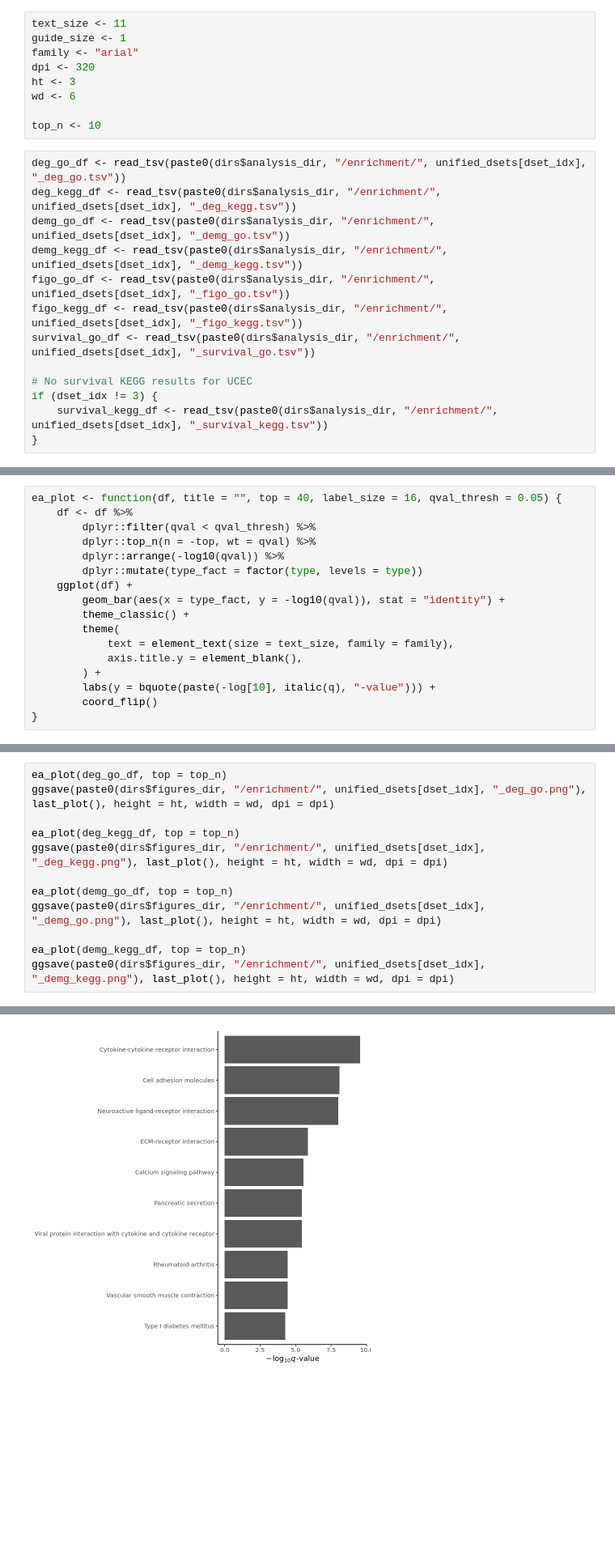
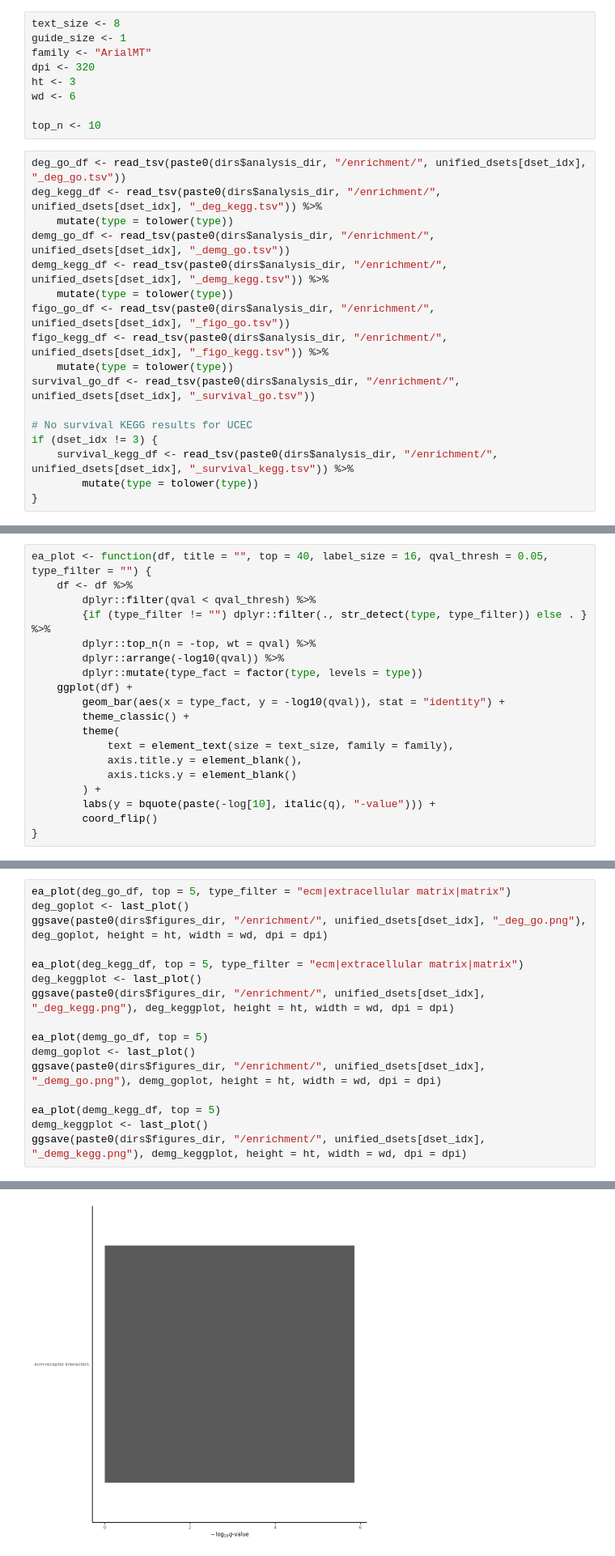
Before and after one commit to fogg-lab/characterizing-ecm-transcriptome-of-endometriosis, a Jupyter notebook: figures/ea_results_vis.ipynb, the cells around one changed output, grey strips where cells are left out. Shown at 81% size. Cells and saved outputs as stored; diff of their text form; blank space fills up the shorter version.

Commit message:
Figure 1 rough draft.

```diff
--- a/figures/ea_results_vis.ipynb
+++ b/figures/ea_results_vis.ipynb
@@ -21,9 +21,9 @@ unified_dsets <- c("unified_cervical_data", "unified_uterine_data", "unified_ute
 # %%
 dset_idx <- 3
 # %%
-text_size <- 11
+text_size <- 8
 guide_size <- 1
-family <- "arial"
+family <- "ArialMT"
 dpi <- 320
 ht <- 3
 wd <- 6
@@ -31,15 +31,19 @@ wd <- 6
 top_n <- 10
 # %%
 deg_go_df <- read_tsv(paste0(dirs$analysis_dir, "/enrichment/", unified_dsets[dset_idx], "_deg_go.tsv"))
-deg_kegg_df <- read_tsv(paste0(dirs$analysis_dir, "/enrichment/", unified_dsets[dset_idx], "_deg_kegg.tsv"))
+deg_kegg_df <- read_tsv(paste0(dirs$analysis_dir, "/enrichment/", unified_dsets[dset_idx], "_deg_kegg.tsv")) %>%
+    mutate(type = tolower(type))
 demg_go_df <- read_tsv(paste0(dirs$analysis_dir, "/enrichment/", unified_dsets[dset_idx], "_demg_go.tsv"))
-demg_kegg_df <- read_tsv(paste0(dirs$analysis_dir, "/enrichment/", unified_dsets[dset_idx], "_demg_kegg.tsv"))
+demg_kegg_df <- read_tsv(paste0(dirs$analysis_dir, "/enrichment/", unified_dsets[dset_idx], "_demg_kegg.tsv")) %>%
+    mutate(type = tolower(type))
 figo_go_df <- read_tsv(paste0(dirs$analysis_dir, "/enrichment/", unified_dsets[dset_idx], "_figo_go.tsv"))
-figo_kegg_df <- read_tsv(paste0(dirs$analysis_dir, "/enrichment/", unified_dsets[dset_idx], "_figo_kegg.tsv"))
+figo_kegg_df <- read_tsv(paste0(dirs$analysis_dir, "/enrichment/", unified_dsets[dset_idx], "_figo_kegg.tsv")) %>%
+    mutate(type = tolower(type))
 survival_go_df <- read_tsv(paste0(dirs$analysis_dir, "/enrichment/", unified_dsets[dset_idx], "_survival_go.tsv"))
 
 # No survival KEGG results for UCEC
 if (dset_idx != 3) {
-    survival_kegg_df <- read_tsv(paste0(dirs$analysis_dir, "/enrichment/", unified_dsets[dset_idx], "_survival_kegg.tsv"))
+    survival_kegg_df <- read_tsv(paste0(dirs$analysis_dir, "/enrichment/", unified_dsets[dset_idx], "_survival_kegg.tsv")) %>%
+        mutate(type = tolower(type))
 }
 # %% [output]
@@ -61,9 +65,10 @@ cols(
   ont = col_character()
 )
 # %%
-ea_plot <- function(df, title = "", top = 40, label_size = 16, qval_thresh = 0.05) {
+ea_plot <- function(df, title = "", top = 40, label_size = 16, qval_thresh = 0.05, type_filter = "") {
     df <- df %>%
         dplyr::filter(qval < qval_thresh) %>%
+        {if (type_filter != "") dplyr::filter(., str_detect(type, type_filter)) else . } %>%
         dplyr::top_n(n = -top, wt = qval) %>%
         dplyr::arrange(-log10(qval)) %>%
         dplyr::mutate(type_fact = factor(type, levels = type))
@@ -73,6 +78,7 @@ ea_plot <- function(df, title = "", top = 40, label_size = 16, qval_thresh = 0.0
         theme(
             text = element_text(size = text_size, family = family),
             axis.title.y = element_blank(),
+            axis.ticks.y = element_blank()
         ) +
         labs(y = bquote(paste(-log[10], italic(q), "-value"))) +
         coord_flip()
@@ -80,15 +86,19 @@ ea_plot <- function(df, title = "", top = 40, label_size = 16, qval_thresh = 0.0
 # %% [markdown]
 # DEG enrichment
 # %%
-ea_plot(deg_go_df, top = top_n)
-ggsave(paste0(dirs$figures_dir, "/enrichment/", unified_dsets[dset_idx], "_deg_go.png"), last_plot(), height = ht, width = wd, dpi = dpi)
+ea_plot(deg_go_df, top = 5, type_filter = "ecm|extracellular matrix|matrix")
+deg_goplot <- last_plot()
+ggsave(paste0(dirs$figures_dir, "/enrichment/", unified_dsets[dset_idx], "_deg_go.png"), deg_goplot, height = ht, width = wd, dpi = dpi)
 
-ea_plot(deg_kegg_df, top = top_n)
-ggsave(paste0(dirs$figures_dir, "/enrichment/", unified_dsets[dset_idx], "_deg_kegg.png"), last_plot(), height = ht, width = wd, dpi = dpi)
+ea_plot(deg_kegg_df, top = 5, type_filter = "ecm|extracellular matrix|matrix")
+deg_keggplot <- last_plot()
+ggsave(paste0(dirs$figures_dir, "/enrichment/", unified_dsets[dset_idx], "_deg_kegg.png"), deg_keggplot, height = ht, width = wd, dpi = dpi)
 
-ea_plot(demg_go_df, top = top_n)
-ggsave(paste0(dirs$figures_dir, "/enrichment/", unified_dsets[dset_idx], "_demg_go.png"), last_plot(), height = ht, width = wd, dpi = dpi)
+ea_plot(demg_go_df, top = 5)
+demg_goplot <- last_plot()
+ggsave(paste0(dirs$figures_dir, "/enrichment/", unified_dsets[dset_idx], "_demg_go.png"), demg_goplot, height = ht, width = wd, dpi = dpi)
 
-ea_plot(demg_kegg_df, top = top_n)
-ggsave(paste0(dirs$figures_dir, "/enrichment/", unified_dsets[dset_idx], "_demg_kegg.png"), last_plot(), height = ht, width = wd, dpi = dpi)
+ea_plot(demg_kegg_df, top = 5)
+demg_keggplot <- last_plot()
+ggsave(paste0(dirs$figures_dir, "/enrichment/", unified_dsets[dset_idx], "_demg_kegg.png"), demg_keggplot, height = ht, width = wd, dpi = dpi)
 # %% [output]
@@ -96 +106 @@ ggsave(paste0(dirs$figures_dir, "/enrichment/", unified_dsets[dset_idx], "_demg_
-[figure, old version]
+[figure, new version]
```
Also changed, not shown: parts of 8 cells of this notebook, 6 other files.
